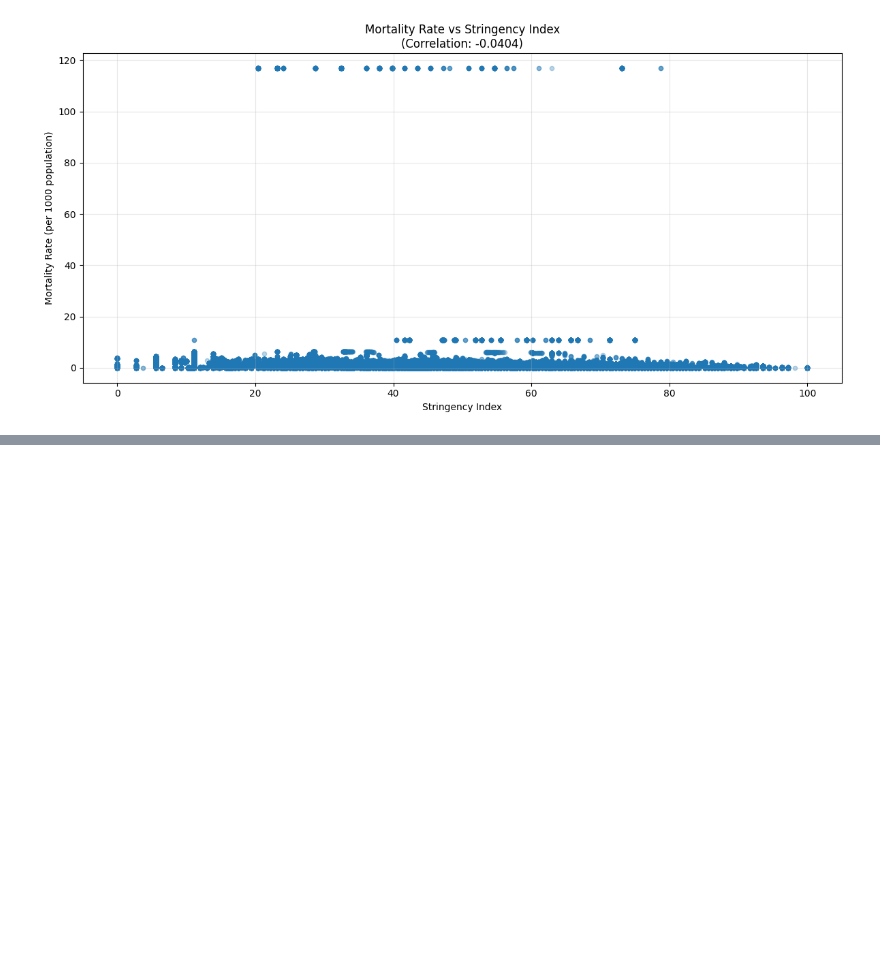
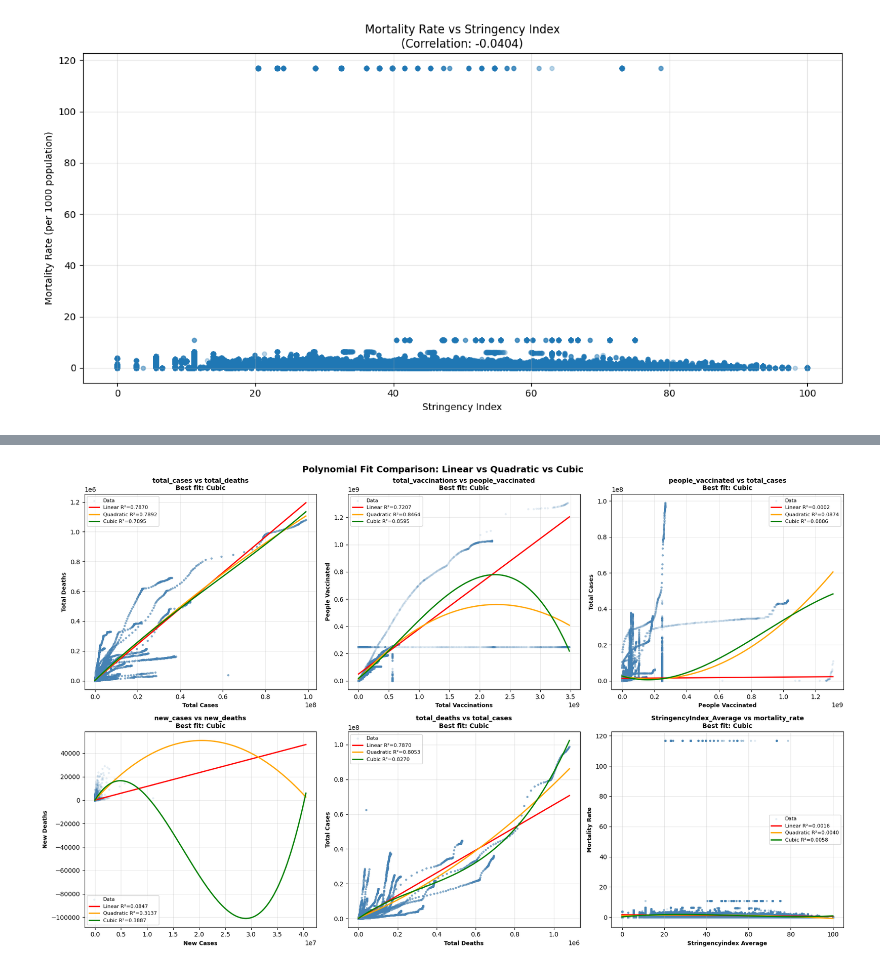
Before and after one commit to RithikaCheela/Data-Visualizations-Project, a Jupyter notebook: covidData_wrang.ipynb, the cells around one changed output, grey strips where cells are left out. Saved outputs shown, nothing was run; the diff lists cells and outputs as text; code cells hidden in the pictures; blank space fills up the shorter version.

Commit message:
Best Fit Analysis"

```diff
--- a/covidData_wrang.ipynb
+++ b/covidData_wrang.ipynb
@@ -804,3 +803,84 @@ plt.show()
 # %% [output]
 Correlation between Mortality Rate and Stringency Index: -0.0404
 [figure]
+# %%
+# PEARSON CORRELATIONS
+print("PEARSON CORRELATION COEFFICIENTS")
+
+numeric_cols = df.select_dtypes(include='number').columns
+corr = df[numeric_cols].corr(method='pearson').abs()
+pairs = (corr.where(np.triu(np.ones(corr.shape), k=1).astype(bool))
+             .stack()
+             .sort_values(ascending=False))
+high = pairs[pairs > 0.5]
+print(high.to_string())
+print()
+
+
+# POLYNOMIAL FIT COMPARISON
+print("POLYNOMIAL FIT COMPARISON (Linear / Quadratic / Cubic)")
+
+top_pairs = [
+    ('total_cases',          'total_deaths'),
+    ('total_vaccinations',   'people_vaccinated'),
+    ('people_vaccinated',    'total_cases'),
+    ('new_cases',            'new_deaths'),
+    ('total_deaths',         'total_cases'),
+    ('StringencyIndex_Average', 'mortality_rate'),
+]
+
+fig, axes = plt.subplots(2, 3, figsize=(18, 11))
+axes = axes.flatten()
+
+results = []
+
+for idx, (x_col, y_col) in enumerate(top_pairs):
+    x = df[x_col].values
+    y = df[y_col].values
+
+    # remove any inf/nan
+    mask = np.isfinite(x) & np.isfinite(y)
+    x, y = x[mask], y[mask]
+
+    r2_scores = {}
+    ax = axes[idx]
+    ax.scatter(x, y, alpha=0.1, s=6, color='steelblue', label='Data')
+
+    x_line = np.linspace(x.min(), x.max(), 300)
+    colors = {'Linear':'red', 'Quadratic':'orange', 'Cubic':'green'}
+
+    for degree, label in [(1,'Linear'),(2,'Quadratic'),(3,'Cubic')]:
+        coeffs = polyfit(x, y, degree)
+        p      = poly1d(coeffs)
+        y_pred = p(x)
+        r2     = r2_score(y, y_pred)
+        r2_scores[label] = round(r2, 4)
+        ax.plot(x_line, p(x_line), color=colors[label], linewidth=2, label=f'{label} R²={r2:.4f}')
+
+    best = max(r2_scores, key=r2_scores.get)
+    ax.set_xlabel(x_col.replace('_',' ').title(), fontsize=9, fontweight='bold')
+    ax.set_ylabel(y_col.replace('_',' ').title(), fontsize=9, fontweight='bold')
+    ax.set_title(f'{x_col} vs {y_col}\nBest fit: {best}', fontsize=10, fontweight='bold')
+    ax.legend(fontsize=8)
+    ax.grid(True, alpha=0.3)
+
+    results.append({
+        'X': x_col, 'Y': y_col,
+        'Linear R²': r2_scores['Linear'],
+        'Quadratic R²': r2_scores['Quadratic'],
+        'Cubic R²': r2_scores['Cubic'],
+        'Best Fit': best
+    })
+    print(f"{x_col} vs {y_col}:")
+    for k,v in r2_scores.items():
+        print(f"   {k}: R² = {v}")
+    print(f"   → Best fit: {best}\n")
+
+plt.suptitle('Polynomial Fit Comparison: Linear vs Quadratic vs Cubic', fontsize=14, fontweight='bold')
+plt.tight_layout()
+plt.show()
+
+results_df = pd.DataFrame(results)
+print(results_df.to_string(index=False))
+print()
+# %% [output]
@@ -806,0 +904 @@ Correlation between Mortality Rate and Stringency Index: -0.0404
+[figure, added]
```
Also changed, not shown: parts of 5 cells of this notebook.
